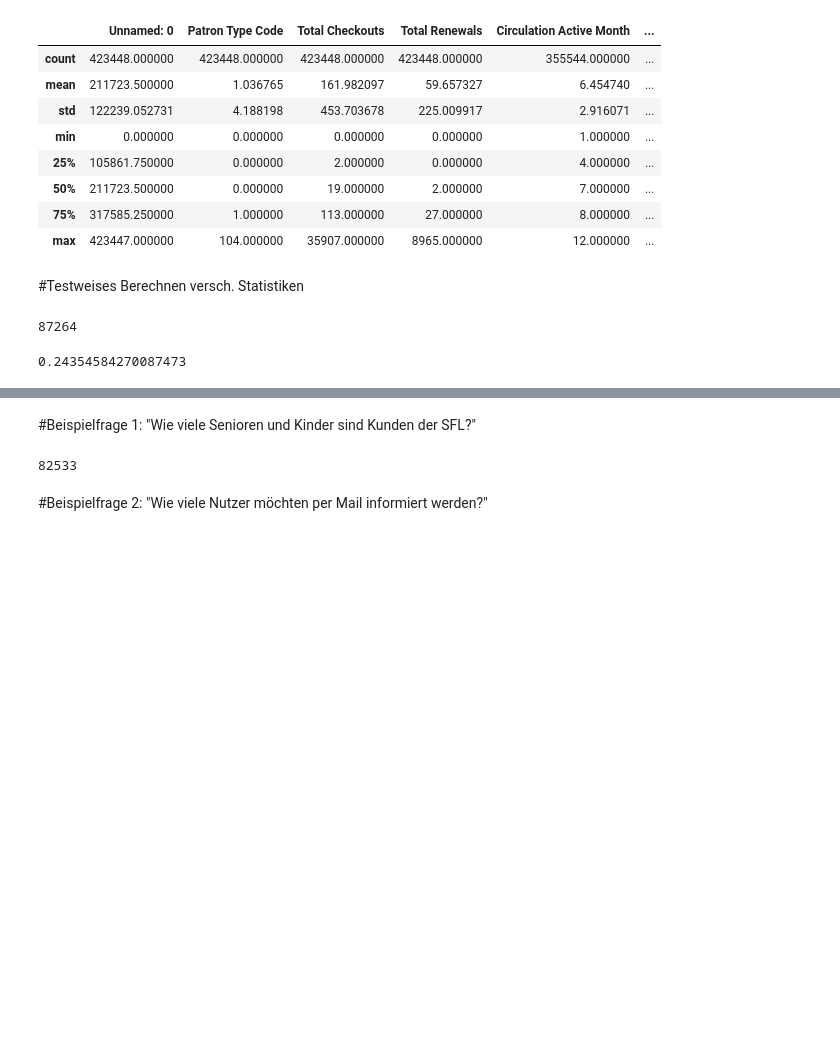
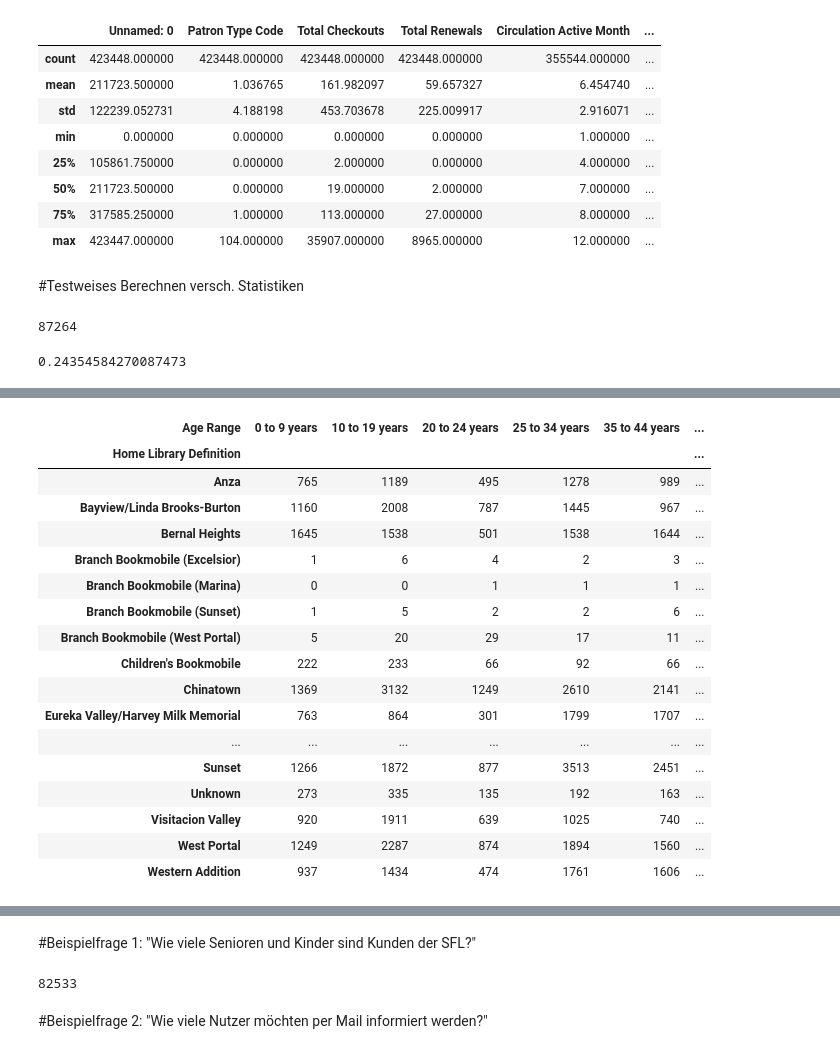
Before and after one commit to Daniela-Mayer/2020-11-30-Data_Librarian_Daniela_Mayer, a Jupyter notebook: Modul_3/notebooks/Kap. 3.0 - Projektaufgabe.ipynb, the cells around one changed output, grey strips where cells are left out. Saved outputs shown, nothing was run; the diff lists cells and outputs as text; code cells hidden in the pictures; blank space fills up the shorter version.

```diff
--- a/Modul_3/notebooks/Kap. 3.0 - Projektaufgabe.ipynb
+++ b/Modul_3/notebooks/Kap. 3.0 - Projektaufgabe.ipynb
@@ -84,0 +86,22 @@ Name: Age Range, dtype: int64
+# %%
+#Kreuztabelle: Verteilung der Altersgruppen in den Zweigstellen
+pd.crosstab(df['Home Library Definition'], df['Age Range'])
+# %% [output]
+| Age Range | 0 to 9 years | 10 to 19 years | 20 to 24 years | 25 to 34 years | 35 to 44 years | ... |
+| Home Library Definition |  |  |  |  |  | ... |
+| Anza | 765 | 1189 | 495 | 1278 | 989 | ... |
+| Bayview/Linda Brooks-Burton | 1160 | 2008 | 787 | 1445 | 967 | ... |
+| Bernal Heights | 1645 | 1538 | 501 | 1538 | 1644 | ... |
+| Branch Bookmobile (Excelsior) | 1 | 6 | 4 | 2 | 3 | ... |
+| Branch Bookmobile (Marina) | 0 | 0 | 1 | 1 | 1 | ... |
+| Branch Bookmobile (Sunset) | 1 | 5 | 2 | 2 | 6 | ... |
+| Branch Bookmobile (West Portal) | 5 | 20 | 29 | 17 | 11 | ... |
+| Children's Bookmobile | 222 | 233 | 66 | 92 | 66 | ... |
+| Chinatown | 1369 | 3132 | 1249 | 2610 | 2141 | ... |
+| Eureka Valley/Harvey Milk Memorial | 763 | 864 | 301 | 1799 | 1707 | ... |
+| ... | ... | ... | ... | ... | ... | ... |
+| Sunset | 1266 | 1872 | 877 | 3513 | 2451 | ... |
+| Unknown | 273 | 335 | 135 | 192 | 163 | ... |
+| Visitacion Valley | 920 | 1911 | 639 | 1025 | 740 | ... |
+| West Portal | 1249 | 2287 | 874 | 1894 | 1560 | ... |
+| Western Addition | 937 | 1434 | 474 | 1761 | 1606 | ... |
```
Also changed, not shown: parts of 9 cells of this notebook.
